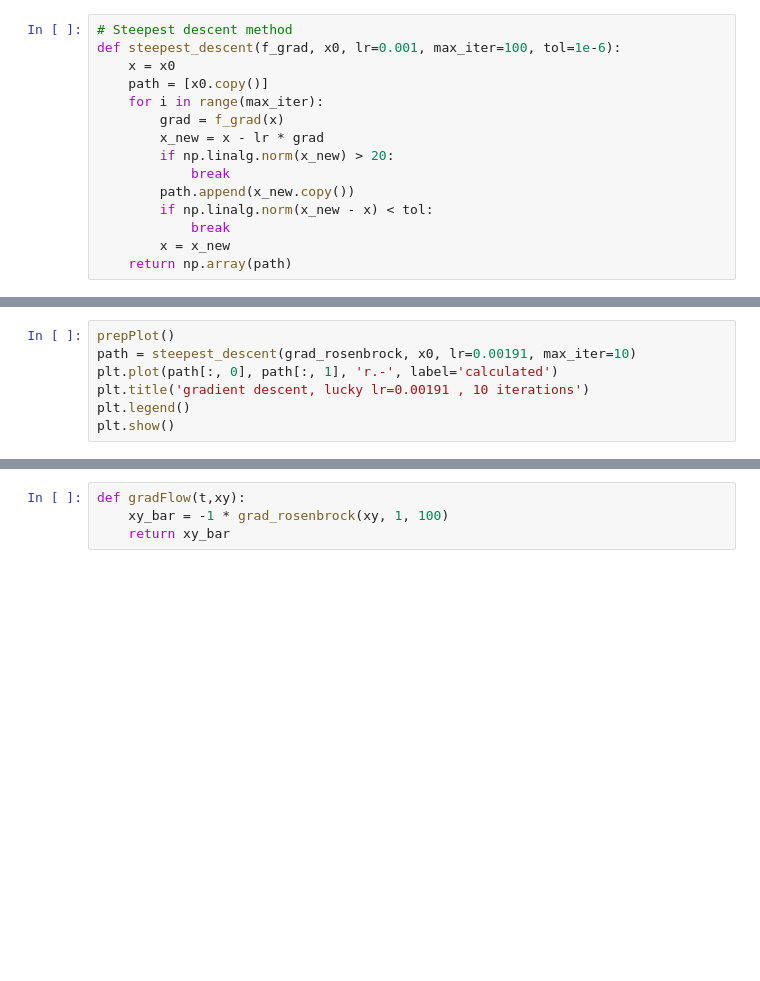
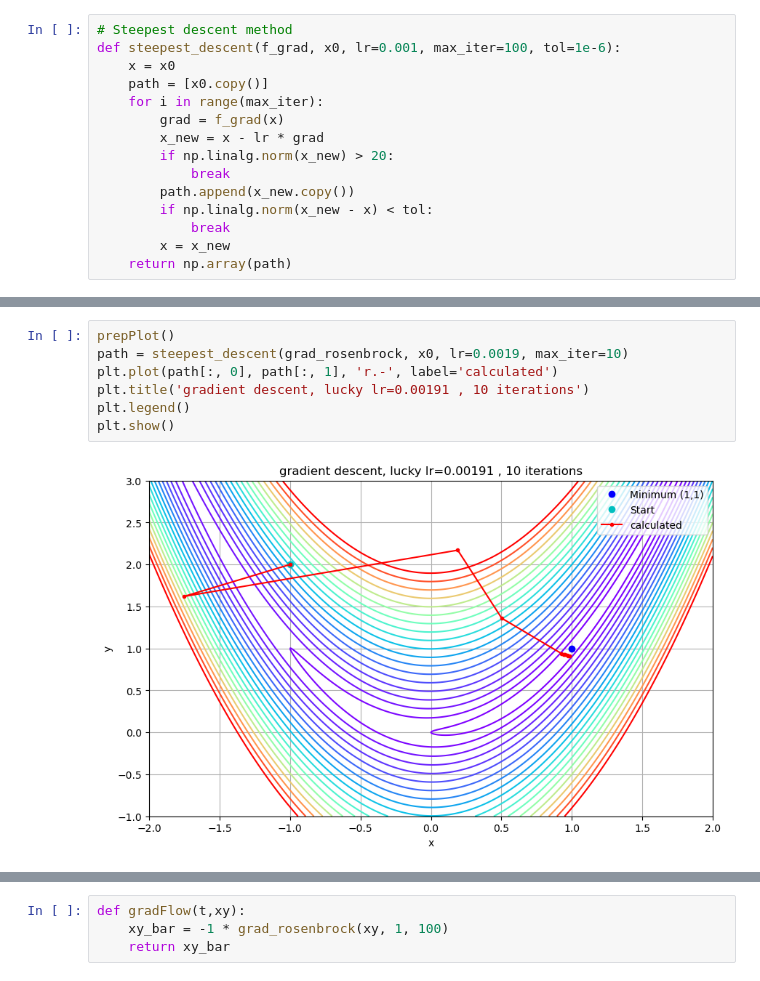
Before and after one commit to matthias-p-nowak/rosenbrock, a Jupyter notebook: rb-trial2.ipynb, the cells around one changed output, grey strips where cells are left out. Cells and saved outputs as stored; diff of their text form; blank space fills up the shorter version.

```diff
--- a/rb-trial2.ipynb
+++ b/rb-trial2.ipynb
@@ -79,10 +85,12 @@ plt.show()
 # %%
 prepPlot()
-path = steepest_descent(grad_rosenbrock, x0, lr=0.00191, max_iter=10)
+path = steepest_descent(grad_rosenbrock, x0, lr=0.0019, max_iter=10)
 plt.plot(path[:, 0], path[:, 1], 'r.-', label='calculated')
 plt.title('gradient descent, lucky lr=0.00191 , 10 iterations')
 plt.legend()
 plt.show()
+# %% [output]
+[figure, added]
 # %% [markdown]
 # Gradient flow
 
```
Also changed, not shown: parts of 9 cells of this notebook.
